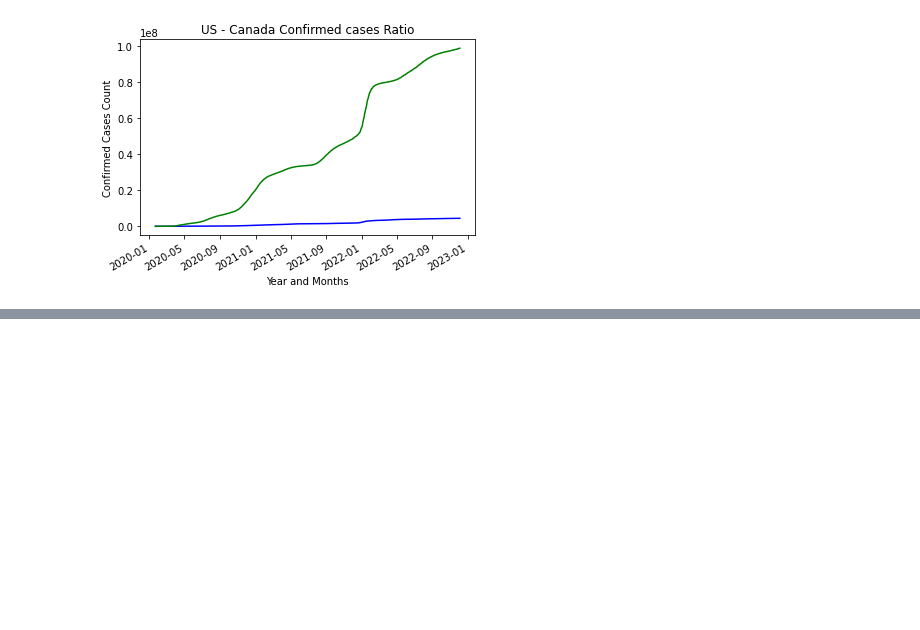
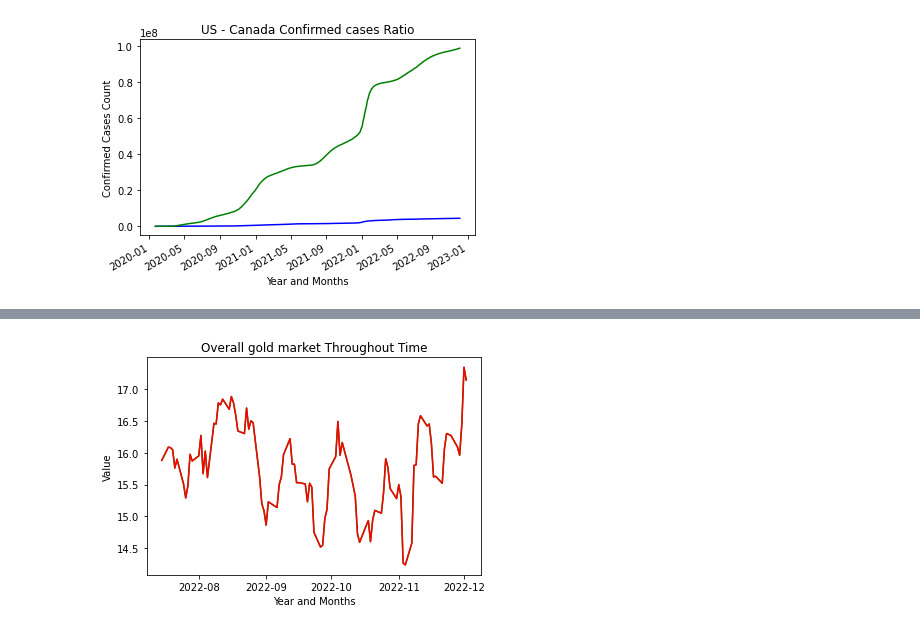
Before and after one commit to AIDA-Saskatchewan-polytechnic/FInal_Project-by-YAM-Group, a Jupyter notebook: FinalProject.ipynb, the cells around one changed output, grey strips where cells are left out. Saved outputs shown, nothing was run; the diff lists cells and outputs as text; code cells hidden in the pictures; blank space fills up the shorter version.

```diff
--- a/FinalProject.ipynb
+++ b/FinalProject.ipynb
@@ -352,0 +351,12 @@ plt.show()
+# %%
+fig = plt.figure()
+plt.plot_date(stocks['date'],stocks['metal_high'],'g-')
+plt.plot_date(stocks['date'],stocks['metal_high'],'r-')
+
+plt.title("Overall gold market Throughout Time")
+plt.xlabel("Year and Months")
+plt.ylabel("Value")
+
+plt.show()
+# %% [output]
+[figure, added]
```
Also changed, not shown: parts of 6 cells of this notebook.
